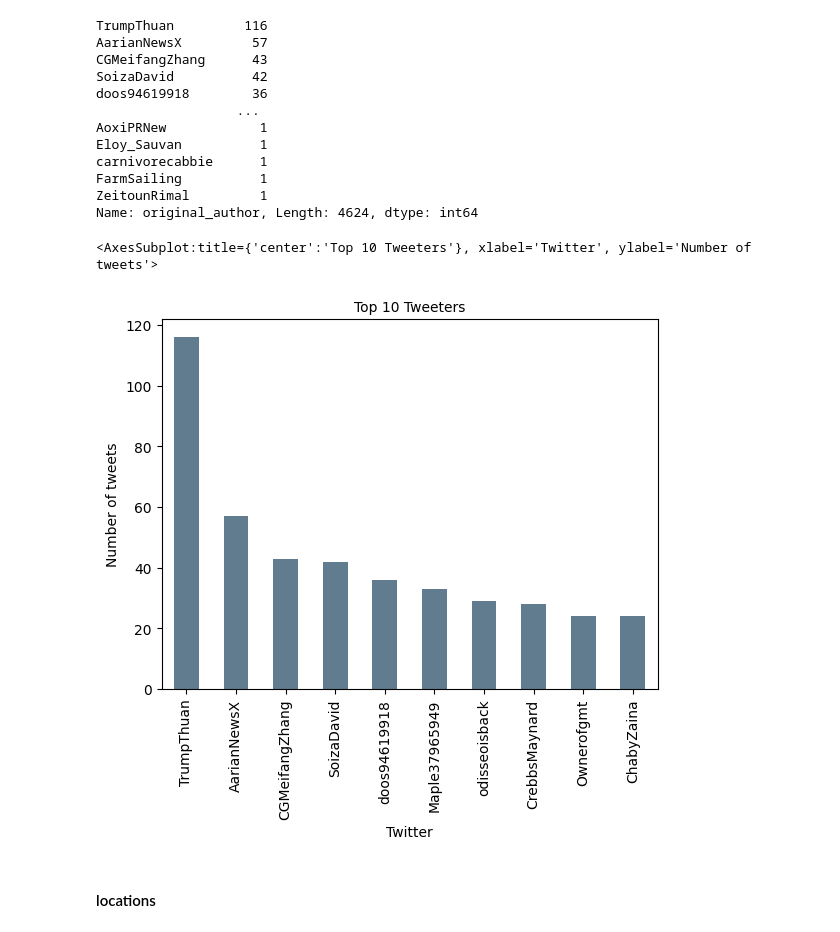
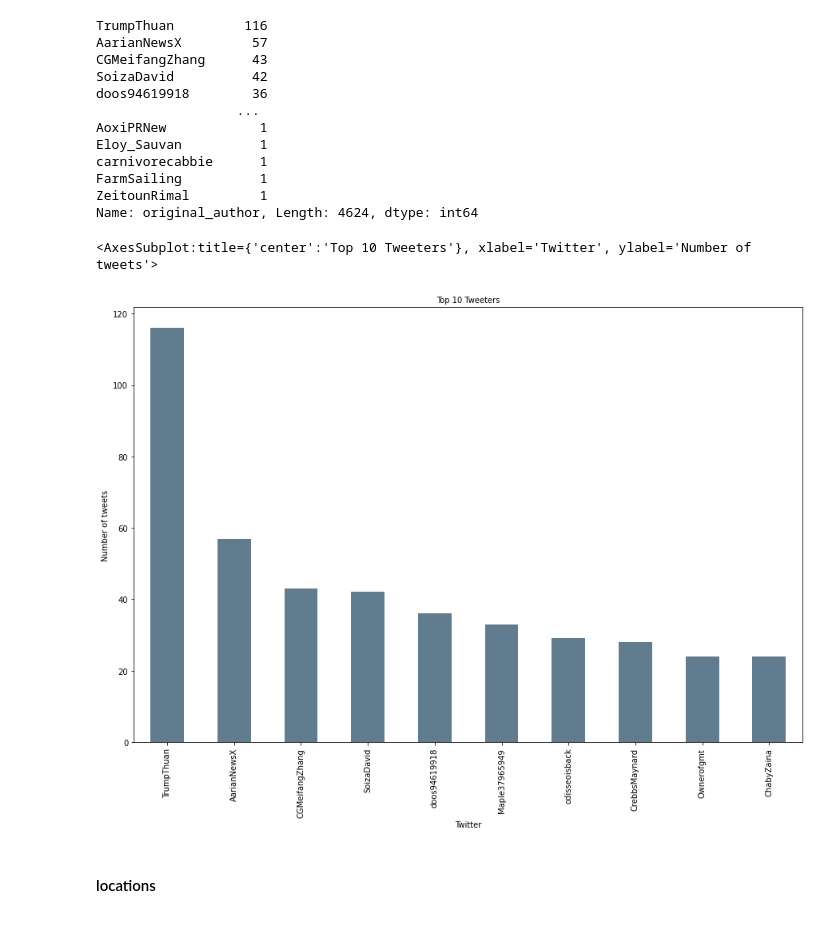
Before and after one commit to Fisseha-Estifanos/Twitter-Data-Analysis, a Jupyter notebook: notebooks/EDA.ipynb, the cells around one changed output. Saved outputs shown, nothing was run; the diff lists cells and outputs as text; code cells hidden in the pictures.

```diff
--- a/notebooks/EDA.ipynb
+++ b/notebooks/EDA.ipynb
@@ -209,16 +211,18 @@ FarmSailing          1
 ZeitounRimal         1
 Name: original_author, Length: 4624, dtype: int64
 # %%
-fig, ax = plt.subplots()
+# top 10 tweeters
+fig = plt.figure(figsize = (15,10))
+ax = fig.gca()
 ax.tick_params(axis='x', labelsize=10)
 ax.tick_params(axis='y', labelsize=10)
 ax.set_xlabel('Twitter', fontsize=10)
 ax.set_ylabel('Number of tweets' , fontsize=10)
 ax.set_title('Top 10 Tweeters', fontsize=10)
 tweets_df.original_author.value_counts()[:10].plot(ax=ax, kind='bar', color='#607c8e')
 # %% [output]
 <AxesSubplot:title={'center':'Top 10 Tweeters'}, xlabel='Twitter', ylabel='Number of tweets'>
-[figure, old version]
+[figure, new version]
 # %% [markdown]
 #### locations
 # %%
```
Also changed, not shown: parts of 12 cells of this notebook.
